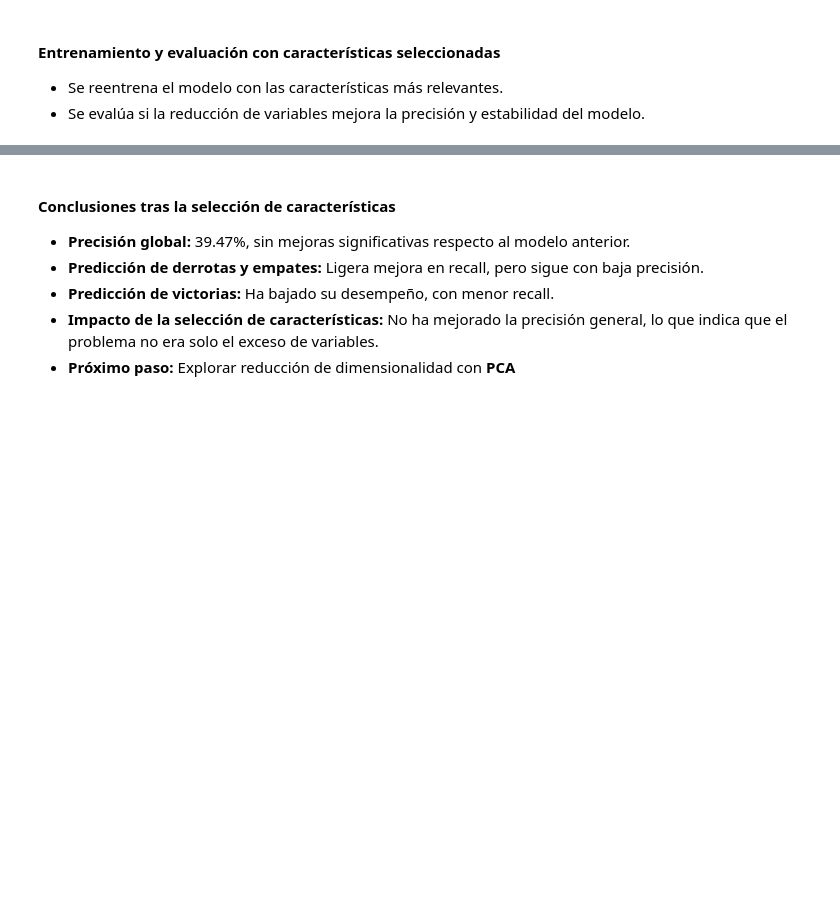
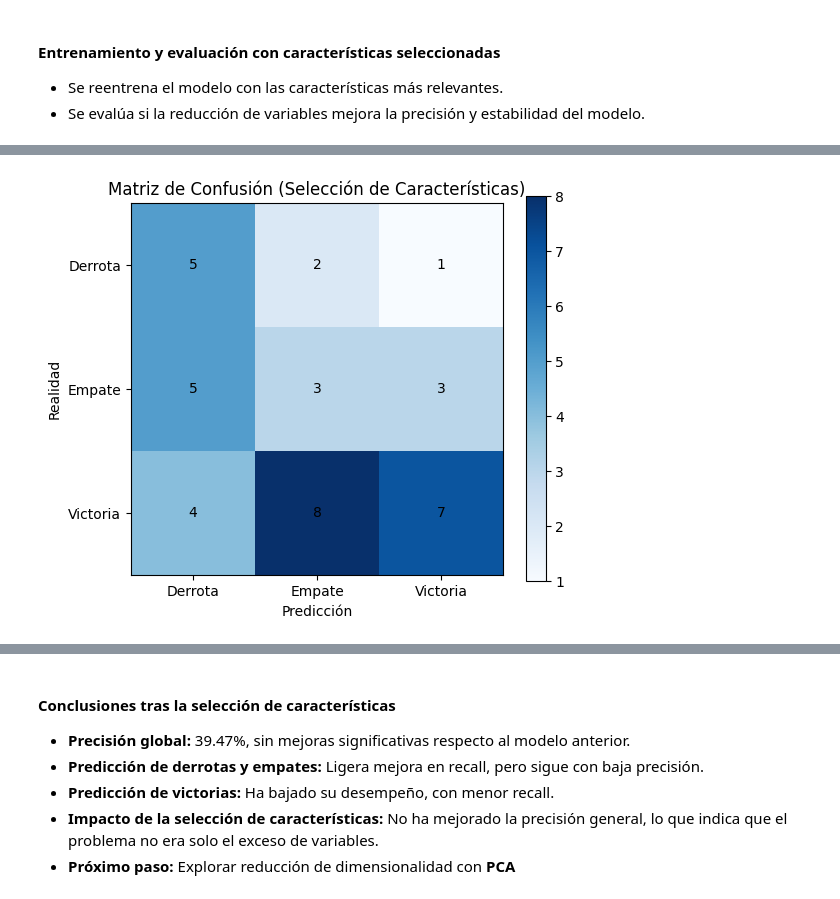
Before and after one commit to anaigs/tfg_inso_github, a Jupyter notebook: code/models/modelos_lineales/regresion_logistica.ipynb, the cells around one changed output, grey strips where cells are left out. Drawn from its saved outputs; the diff is of its cells as text; code cells hidden in the pictures; blank space fills up the shorter version.

```diff
--- a/code/models/modelos_lineales/regresion_logistica.ipynb
+++ b/code/models/modelos_lineales/regresion_logistica.ipynb
@@ -479,25 +798,72 @@ X_val_selected = selector.transform(scaler_balanced.transform(X_val_bilbao))
 # %%
-# Inicializar listas para almacenar predicciones y resultados reales
-y_pred_seq_selected = []
-y_real_seq_selected = []
 
-# Iterar sobre los partidos de validación
-for i in range(n_validacion):
-    # Entrenar el modelo con las características seleccionadas
-    model_selected = LogisticRegression(solver='lbfgs', max_iter=1000, random_state=42)
-    model_selected.fit(X_train_selected, y_train_balanced)
+# Hiperparámetros del modelo
+max_iter = 1000
+solver = "lbfgs"
 
-    # Obtener el partido a predecir
-    X_next_selected = X_val_selected[i:i+1]
-    y_next_selected = y_val_bilbao.iloc[i]
+with mlflow.start_run(run_name="athletic_bilbao_logreg_feat_selection"):
+    mlflow.log_param("model_type", "Logistic Regression")
+    mlflow.log_param("approach", "Sequential Validation + Undersampling + Feature Selection")
+    mlflow.log_param("team", "Athletic Bilbao")
+    mlflow.log_param("max_iter", max_iter)
+    mlflow.log_param("solver", solver)
+    mlflow.log_param("selected_features", list(selected_features))
 
-    # Predecir el partido
-    y_pred_next_selected = model_selected.predict(X_next_selected)[0]
+    # Iterar sobre los partidos de validación
+    for i in range(n_validacion):
+        # Entrenar el modelo con las características seleccionadas
+        model_selected = LogisticRegression(solver=solver, max_iter=max_iter, random_state=42)
+        model_selected.fit(X_train_selected, y_train_balanced)
 
-    # Guardar la predicción y el resultado real
-    y_pred_seq_selected.append(y_pred_next_selected)
-    y_real_seq_selected.append(y_next_selected)
+        # Obtener el partido a predecir
+        X_next_selected = X_val_selected[i:i+1]
+        y_next_selected = y_val_bilbao.iloc[i]
 
-    # Agregar el partido actual al conjunto de entrenamiento
-    X_train_selected = np.vstack([X_train_selected, X_next_selected])
-    y_train_balanced = pd.concat([pd.Series(y_train_balanced), pd.Series([y_next_selected])])
+        # Predecir el partido
+        y_pred_next_selected = model_selected.predict(X_next_selected)[0]
+
+        # Guardar la predicción y el resultado real
+        y_pred_seq_selected.append(y_pred_next_selected)
+        y_real_seq_selected.append(y_next_selected)
+
+        # Agregar el partido actual al conjunto de entrenamiento
+        X_train_selected = np.vstack([X_train_selected, X_next_selected])
+        y_train_balanced = pd.concat([pd.Series(y_train_balanced), pd.Series([y_next_selected])])
+
+    # Evaluación del modelo con características seleccionadas
+    accuracy_selected = accuracy_score(y_real_seq_selected, y_pred_seq_selected)
+    precision_selected = precision_score(y_real_seq_selected, y_pred_seq_selected, average="weighted", zero_division=0)
+    recall_selected = recall_score(y_real_seq_selected, y_pred_seq_selected, average="weighted", zero_division=0)
+    f1_selected = f1_score(y_real_seq_selected, y_pred_seq_selected, average="weighted", zero_division=0)
+
+    # Registrar métricas en MLflow
+    mlflow.log_metric("accuracy", accuracy_selected)
+    mlflow.log_metric("precision", precision_selected)
+    mlflow.log_metric("recall", recall_selected)
+    mlflow.log_metric("f1_score", f1_selected)
+
+    # Reporte de clasificación
+    report_selected = classification_report(y_real_seq_selected, y_pred_seq_selected, labels=[-1, 0, 1], target_names=["Derrota (-1)", "Empate (0)", "Victoria (1)"])
+    print(f"Accuracy del modelo con selección de características: {accuracy_selected:.4f}")
+    print("\nReporte de clasificación:\n", report_selected)
+
+    # Matriz de confusión
+    conf_matrix_selected = confusion_matrix(y_real_seq_selected, y_pred_seq_selected, labels=[-1, 0, 1])
+
+    # Visualizar la matriz de confusión
+    plt.figure(figsize=(6, 5))
+    plt.imshow(conf_matrix_selected, cmap="Blues", interpolation="nearest")
+    plt.colorbar()
+    plt.xticks([0, 1, 2], ["Derrota", "Empate", "Victoria"])
+    plt.yticks([0, 1, 2], ["Derrota", "Empate", "Victoria"])
+    plt.xlabel("Predicción")
+    plt.ylabel("Realidad")
+    plt.title("Matriz de Confusión (Selección de Características)")
+
+    # Mostrar los valores dentro de la matriz
+    for i in range(3):
+        for j in range(3):
+            plt.text(j, i, conf_matrix_selected[i, j], ha="center", va="center", color="black")
+
+    plt.show()
+# %% [output]
@@ -503,0 +882 @@ for i in range(n_validacion):
+[figure, added]
```
Also changed, not shown: parts of 41 cells of this notebook.
